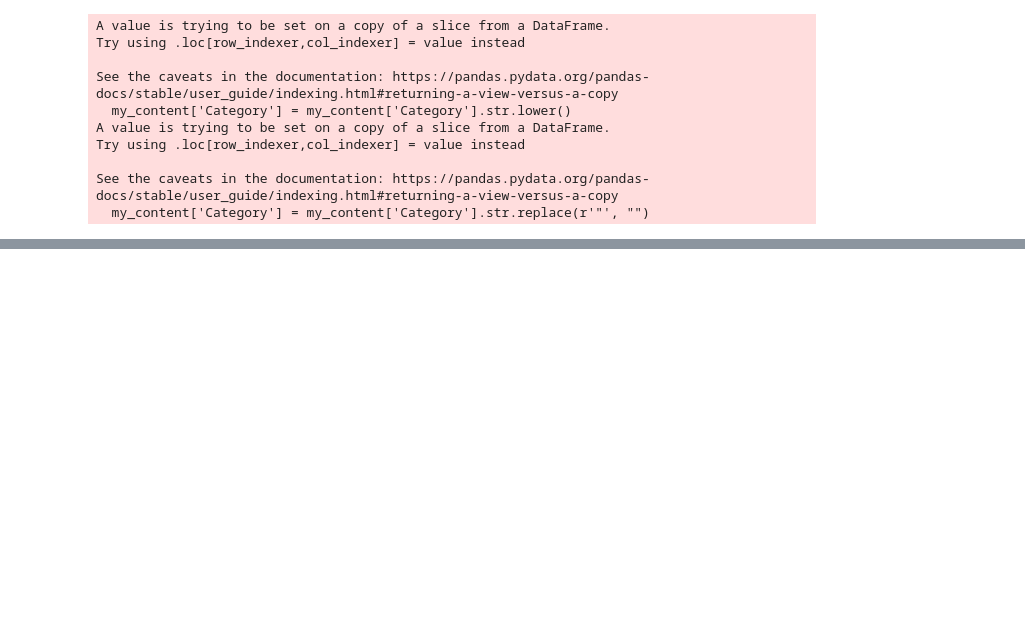
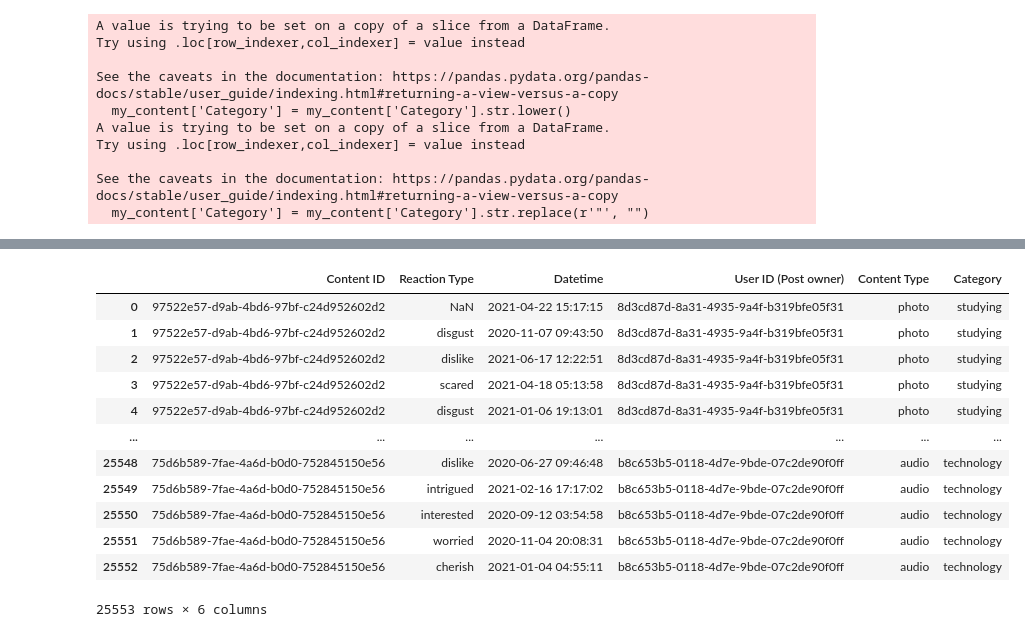
Before and after one commit to deborabastos/accenture_data_analytics, a Jupyter notebook: project01.ipynb, the cells around one changed output, grey strips where cells are left out. Cells and saved outputs as stored; diff of their text form; code cells hidden in the pictures; blank space fills up the shorter version.

Commit message:
adding columns to my_data

```diff
--- a/project01.ipynb
+++ b/project01.ipynb
@@ -36,8 +36,8 @@ reaction_type.head()
 | 4 | 4 | interested | positive | 30 |
 # %%
 # Select colunms of interest
-my_content = content[['Content ID', 'Type', 'Category']]
-my_reactions = reactions[['Content ID', 'User ID', 'Type', 'Datetime']]
+my_content = content[['Content ID', 'User ID', 'Type', 'Category']]
+my_reactions = reactions[['Content ID', 'Type', 'Datetime']]
 my_reaction_type = reaction_type[['Type', 'Sentiment', 'Score']]
 # %%
 # Check how many posts
@@ -87,4 +88,3 @@ my_content.groupby('Category').count()
 # %%
-# Merge reactions, category and reactions score
+# Merge reactions and content
 my_data = pd.merge(my_reactions, my_content, on='Content ID', how="left")
-my_data = pd.merge(my_data, my_reaction_type, on='Type', how="left")
@@ -94,0 +107,19 @@ my_data
+# %%
+# Rename columns
+my_data.rename(columns = {'Type_x':'Reaction Type', 'User ID':'User ID (Post owner)', 'Type_y':'Content Type'}, inplace = True)
+# %%
+my_data
+# %% [output]
+|  | Content ID | Reaction Type | Datetime | User ID (Post owner) | Content Type | Category |
+| 0 | 97522e57-d9ab-4bd6-97bf-c24d952602d2 | NaN | 2021-04-22 15:17:15 | 8d3cd87d-8a31-4935-9a4f-b319bfe05f31 | photo | studying |
+| 1 | 97522e57-d9ab-4bd6-97bf-c24d952602d2 | disgust | 2020-11-07 09:43:50 | 8d3cd87d-8a31-4935-9a4f-b319bfe05f31 | photo | studying |
+| 2 | 97522e57-d9ab-4bd6-97bf-c24d952602d2 | dislike | 2021-06-17 12:22:51 | 8d3cd87d-8a31-4935-9a4f-b319bfe05f31 | photo | studying |
+| 3 | 97522e57-d9ab-4bd6-97bf-c24d952602d2 | scared | 2021-04-18 05:13:58 | 8d3cd87d-8a31-4935-9a4f-b319bfe05f31 | photo | studying |
+| 4 | 97522e57-d9ab-4bd6-97bf-c24d952602d2 | disgust | 2021-01-06 19:13:01 | 8d3cd87d-8a31-4935-9a4f-b319bfe05f31 | photo | studying |
+| ... | ... | ... | ... | ... | ... | ... |
+| 25548 | 75d6b589-7fae-4a6d-b0d0-752845150e56 | dislike | 2020-06-27 09:46:48 | b8c653b5-0118-4d7e-9bde-07c2de90f0ff | audio | technology |
+| 25549 | 75d6b589-7fae-4a6d-b0d0-752845150e56 | intrigued | 2021-02-16 17:17:02 | b8c653b5-0118-4d7e-9bde-07c2de90f0ff | audio | technology |
+| 25550 | 75d6b589-7fae-4a6d-b0d0-752845150e56 | interested | 2020-09-12 03:54:58 | b8c653b5-0118-4d7e-9bde-07c2de90f0ff | audio | technology |
+| 25551 | 75d6b589-7fae-4a6d-b0d0-752845150e56 | worried | 2020-11-04 20:08:31 | b8c653b5-0118-4d7e-9bde-07c2de90f0ff | audio | technology |
+| 25552 | 75d6b589-7fae-4a6d-b0d0-752845150e56 | cherish | 2021-01-04 04:55:11 | b8c653b5-0118-4d7e-9bde-07c2de90f0ff | audio | technology |
+25553 rows × 6 columns
```
Also changed, not shown: parts of 17 cells of this notebook, 1 other file.
